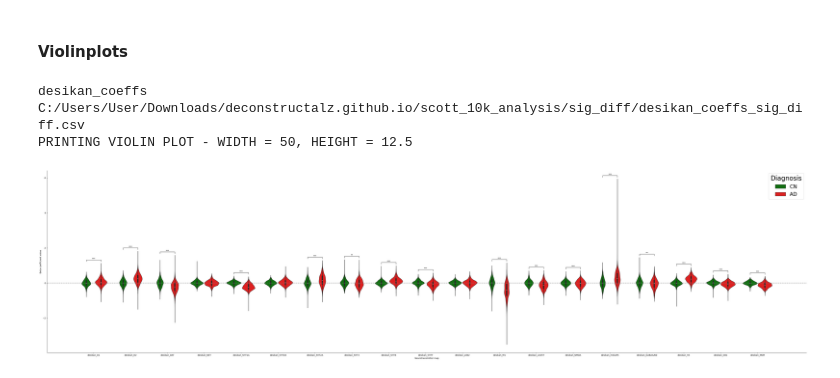
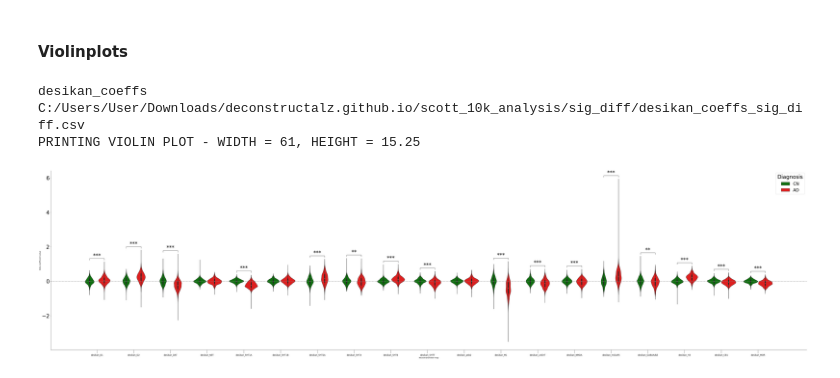
Before and after one commit to sankeithk/deconstructalz.github.io, a Jupyter notebook: scott_10k_analysis/Scott_10k_lm_sigdiff_violinplots.ipynb, the cells around one changed output. Saved outputs shown, nothing was run; the diff lists cells and outputs as text; code cells hidden in the pictures.

Commit message:
Final changes to code and plots for the day for figure generation

```diff
--- a/scott_10k_analysis/Scott_10k_lm_sigdiff_violinplots.ipynb
+++ b/scott_10k_analysis/Scott_10k_lm_sigdiff_violinplots.ipynb
@@ -49,7 +49,7 @@ stats_df = pd.read_csv(
 print(os.path.basename(coeff_path).replace('.csv', ''), f"C:/Users/User/Downloads/deconstructalz.github.io/scott_10k_analysis/sig_diff/{os.path.basename(coeff_path).replace('.csv', '')}_sig_diff.csv")
 
 # Removed the dot_size loop as it doesn't apply to violin plots
-width  = 50
+width  = 61
 height = max(6, float(width / 4))
 print(f"PRINTING VIOLIN PLOT - WIDTH = {width}, HEIGHT = {height}")
 
@@ -72,6 +72,10 @@ ax.set_yscale("linear")
 
 plt.xlabel('Neurotransmitter map')
 plt.ylabel('Beta coefficient value')
+
+plt.xticks(fontsize = 12)
+plt.yticks(fontsize = 30)
+ax.tick_params(axis='x', length = 20)
 
 # Calculate padding for stars
 y_range = v_max - v_min
@@ -82,33 +86,33 @@ x_order = melted_df['NEUROTRANSMITTER'].unique()
 y_max_per_nt = melted_df.groupby('NEUROTRANSMITTER')['VALUE'].max()
 
 # 6. Add Brackets and Stars
 
 
 for i, nt in enumerate(x_order):
     if nt in pval_dict:
         stars = get_significance_stars(pval_dict[nt])
 
         if stars != 'ns':
             # Fix 2: Use y_max_per_nt variable defined in step 4
             y_base = y_max_per_nt[nt] + 0.02 * y_range
             y_tips = y_base - 0.01 * y_range
 
             x1, x2 = i - 0.2, i + 0.2
 
             ax.plot([x1, x1, x2, x2], [y_tips, y_base, y_base, y_tips], lw=1, color='black')
-            ax.text((x1 + x2) / 2, y_base, stars, ha='center', va='bottom', fontsize=10)
+            ax.text((x1 + x2) / 2, y_base, stars, ha='center', va='bottom', fontsize = 30)
 plt.axhline(y = 0, color = 'grey', linestyle = 'dashed')
 sns.despine()
 handles, labels = ax.get_legend_handles_labels()
 leg = plt.legend(handles[0:2], ['CN', 'AD'], loc='upper right', title='Diagnosis', fontsize = 24)
 plt.setp(leg.get_title(),fontsize = 30)
 plt.tight_layout()
 # Updated naming convention
 #final_path = os.path.join(violinplot_path, f"{os.path.basename(coeff_path).replace('_coeffs.csv','')}_CORR_LEGEND_full_violin_w{width}_h{height}.png")
 #plt.savefig(final_path, dpi = 300)
 plt.show()
 plt.close()
 # %% [output]
 desikan_coeffs C:/Users/User/Downloads/deconstructalz.github.io/scott_10k_analysis/sig_diff/desikan_coeffs_sig_diff.csv
-PRINTING VIOLIN PLOT - WIDTH = 50, HEIGHT = 12.5
+PRINTING VIOLIN PLOT - WIDTH = 61, HEIGHT = 15.25
-[figure, old version]
+[figure, new version]
```
Also changed, not shown: 2 other files.
